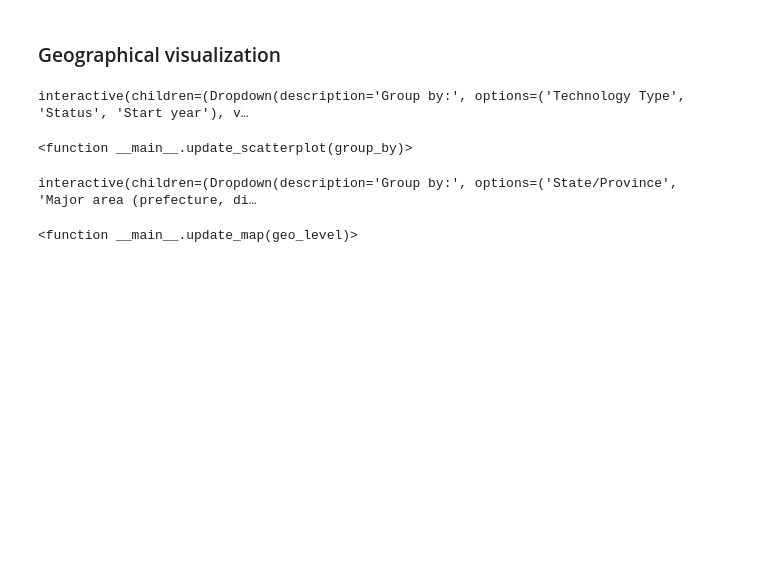
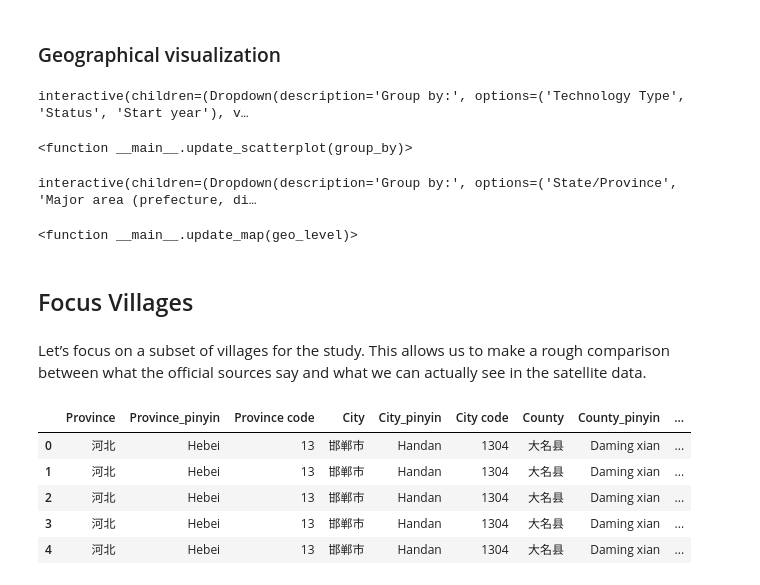
Before and after one commit to XinranHf/solar-data-china, a Jupyter notebook: scripts/data_preprocessing/GEM.ipynb, the cells around one changed output. Drawn from its saved outputs; the diff is of its cells as text; code cells hidden in the pictures; blank space fills up the shorter version.

```diff
--- a/scripts/data_preprocessing/GEM.ipynb
+++ b/scripts/data_preprocessing/GEM.ipynb
@@ -352,3 +353,17 @@ widgets.interact(update_map, geo_level=geo_dropdown)
 # %% [output]
 interactive(children=(Dropdown(description='Group by:', options=('State/Province', 'Major area (prefecture, di…
 <function __main__.update_map(geo_level)>
+# %% [markdown]
+## Focus Villages
+# %% [markdown]
+Let’s focus on a subset of villages for the study. This allows us to make a rough comparison between what the official sources say and what we can actually see in the satellite data.
+# %%
+village_geom = gpd.read_file("../satellite_image/villages_geom.geojson")
+village_geom.head()
+# %% [output]
+|  | Province | Province_pinyin | Province code | City | City_pinyin | City code | County | County_pinyin | ... |
+| 0 | 河北 | Hebei | 13 | 邯郸市 | Handan | 1304 | 大名县 | Daming xian | ... |
+| 1 | 河北 | Hebei | 13 | 邯郸市 | Handan | 1304 | 大名县 | Daming xian | ... |
+| 2 | 河北 | Hebei | 13 | 邯郸市 | Handan | 1304 | 大名县 | Daming xian | ... |
+| 3 | 河北 | Hebei | 13 | 邯郸市 | Handan | 1304 | 大名县 | Daming xian | ... |
+| 4 | 河北 | Hebei | 13 | 邯郸市 | Handan | 1304 | 大名县 | Daming xian | ... |
```
Also changed, not shown: parts of 8 cells of this notebook, 4 other files.
